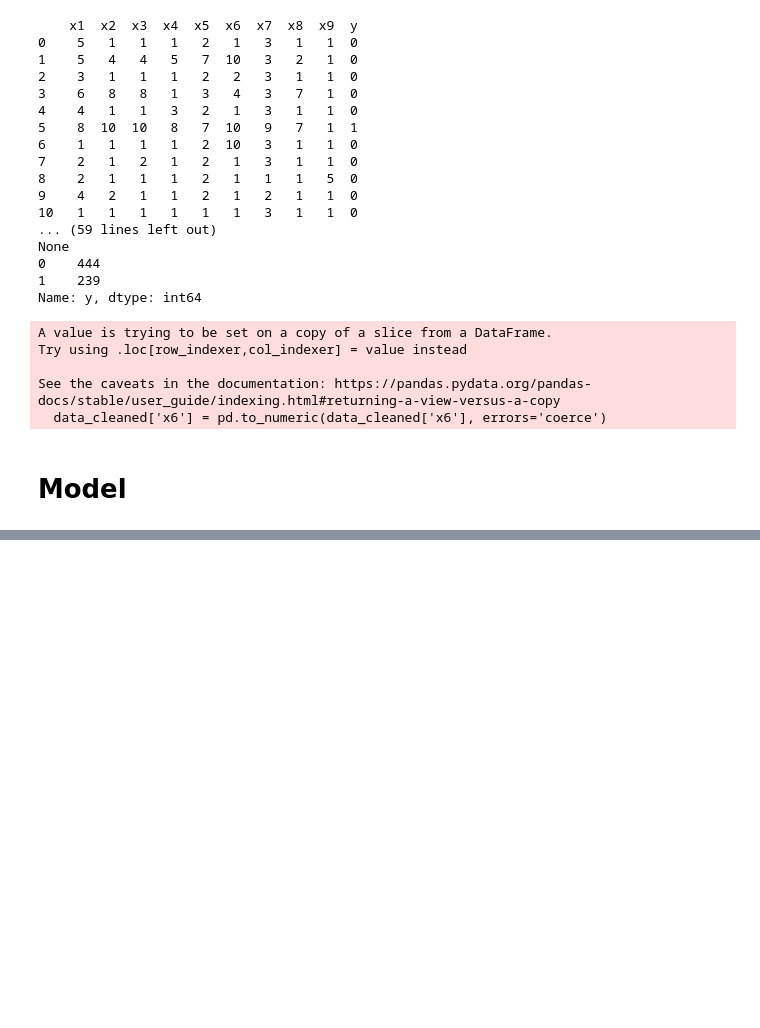
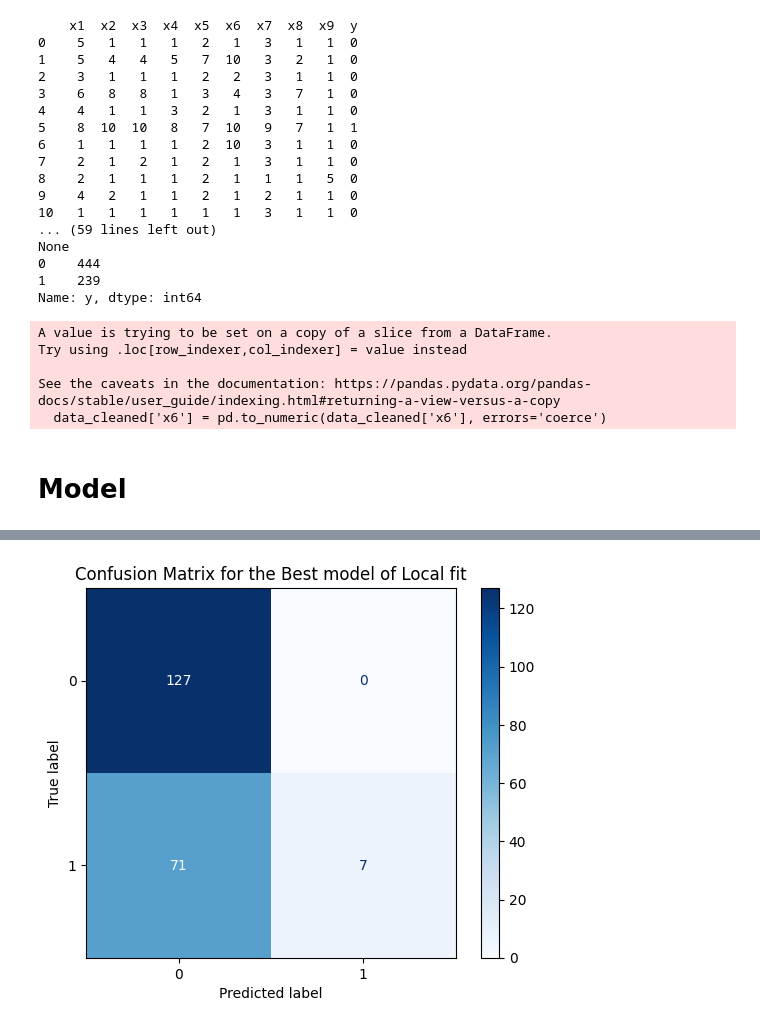
Before and after one commit to c-radicallis/Sis_Inteligentes_1st_Assignment, a Jupyter notebook: Catia/Assigment1_SInt.ipynb, the cells around one changed output, grey strips where cells are left out. Drawn from its saved outputs; the diff is of its cells as text; code cells hidden in the pictures; blank space fills up the shorter version.

```diff
--- a/Catia/Assigment1_SInt.ipynb
+++ b/Catia/Assigment1_SInt.ipynb
@@ -263,0 +309,11 @@ plt.grid()
+# %%
+# Compute confusion matrix
+cm = confusion_matrix(y_test, y_pred_best_local)
+
+# Plot the confusion matrix
+disp = ConfusionMatrixDisplay(confusion_matrix=cm)
+disp.plot(cmap=plt.cm.Blues)
+plt.title('Confusion Matrix for the Best model of Local fit')
+plt.show()
+# %% [output]
+[figure, added]
```
Also changed, not shown: parts of 14 cells of this notebook.
